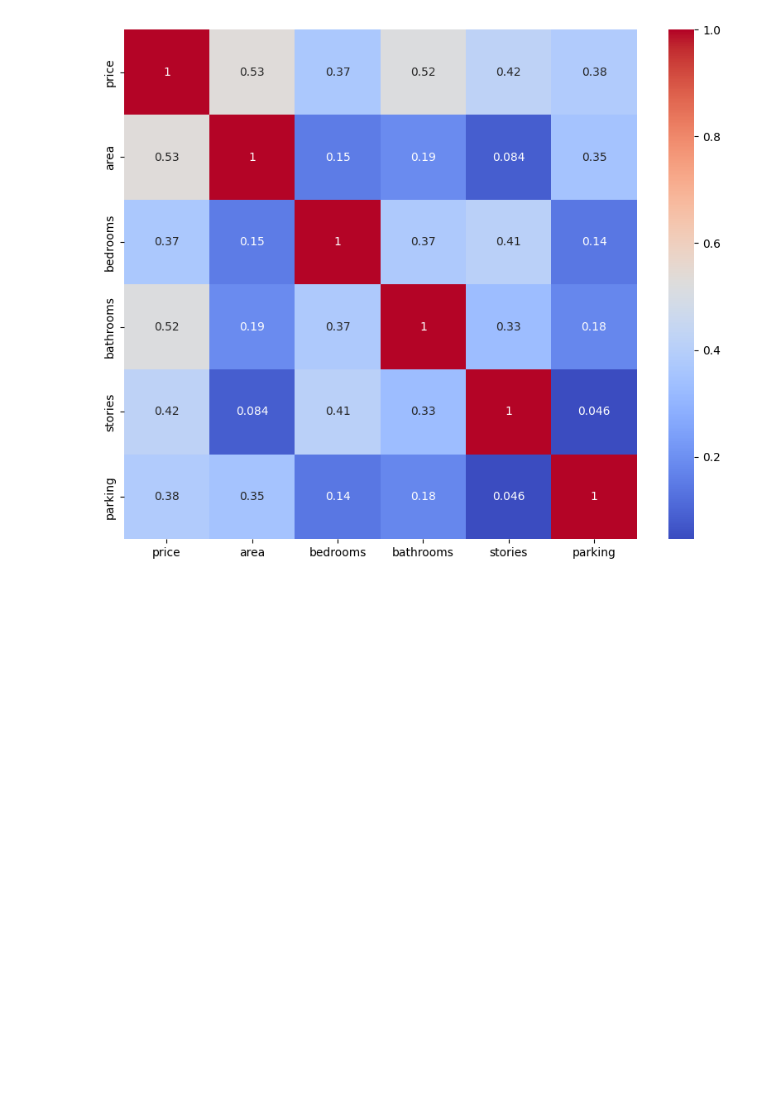
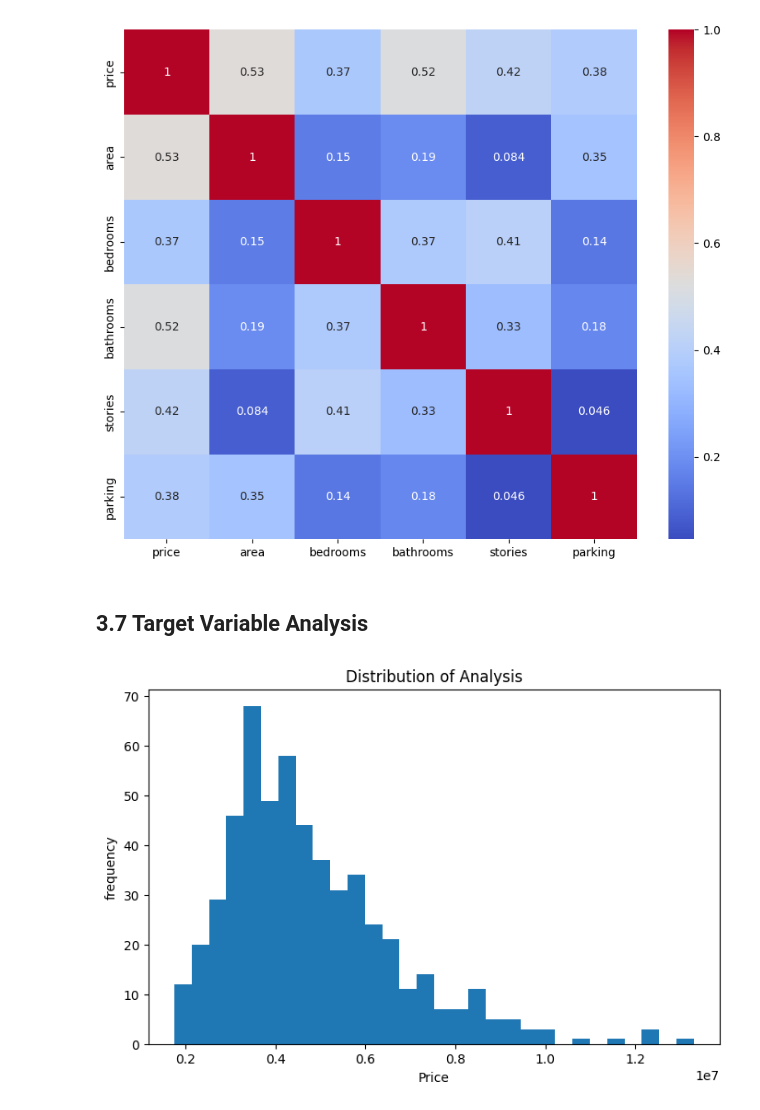
Before and after one commit to Sahilbhayre/House-Price-Prediction, a Jupyter notebook: multiple_regression.ipynb, the cells around one changed output. Drawn from its saved outputs; the diff is of its cells as text; code cells hidden in the pictures; blank space fills up the shorter version.

```diff
--- a/multiple_regression.ipynb
+++ b/multiple_regression.ipynb
@@ -145,3 +145,14 @@ sns.heatmap(data.corr(numeric_only=True), annot=True, cmap="coolwarm")
 plt.show()
 # %% [output]
 [figure]
+# %% [markdown]
+## 3.7 Target Variable Analysis
+# %%
+plt.figure(figsize=(8,5))
+plt.hist(data['price'], bins=30)
+plt.title("Distribution of Analysis")
+plt.xlabel('Price')
+plt.ylabel('frequency')
+plt.show()
+# %% [output]
+[figure, added]
```
Also changed, not shown: parts of 28 cells of this notebook, 1 other file.
